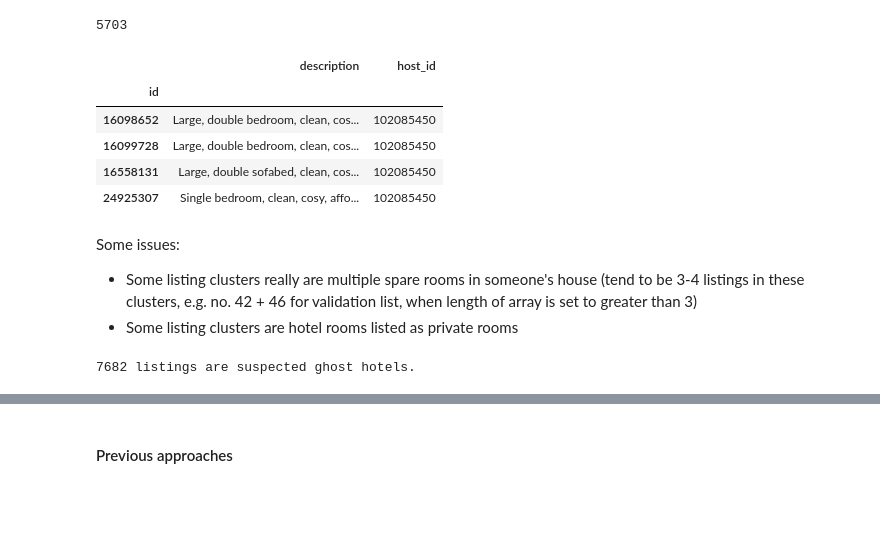
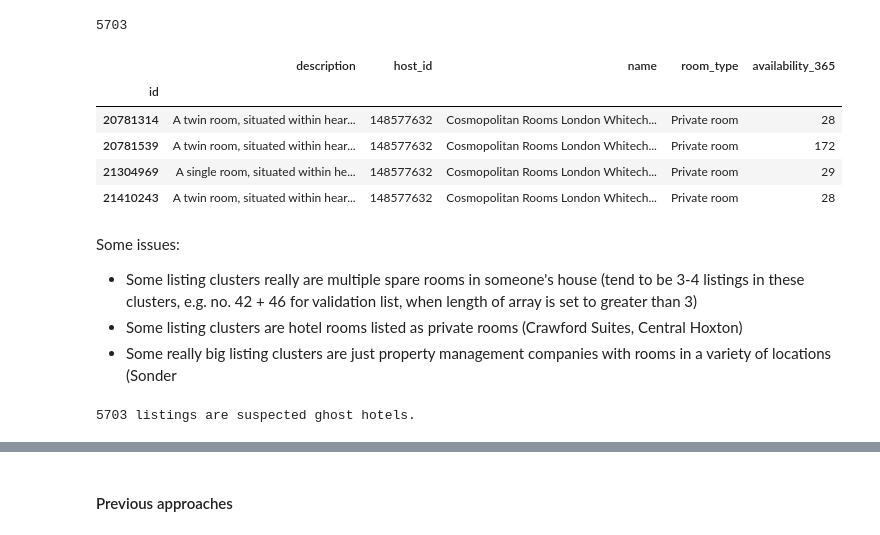
Before and after one commit to caranvr/i2p-assessment, a Jupyter notebook: identifying-ghost-hotels.ipynb, the cells around one changed output, grey strips where cells are left out. Cells and saved outputs as stored; diff of their text form; code cells hidden in the pictures; blank space fills up the shorter version.

```diff
--- a/identifying-ghost-hotels.ipynb
+++ b/identifying-ghost-hotels.ipynb
@@ -103,20 +103,21 @@ len(validation)
 5703
 # %%
 pd.set_option('display.max_colwidth', None)
-df.iloc[validation[578]][['description', 'host_id']]
+df.iloc[validation[938]][['description', 'host_id', 'name', 'room_type', 'availability_365']]
 # %% [output]
-|  | description | host_id |
-| id |  |  |
-| 16098652 | Large, double bedroom, clean, cos... | 102085450 |
-| 16099728 | Large, double bedroom, clean, cos... | 102085450 |
-| 16558131 | Large, double sofabed, clean, cos... | 102085450 |
-| 24925307 | Single bedroom, clean, cosy, affo... | 102085450 |
+|  | description | host_id | name | room_type | availability_365 |
+| id |  |  |  |  |  |
+| 20781314 | A twin room, situated within hear... | 148577632 | Cosmopolitan Rooms London Whitech... | Private room | 28 |
+| 20781539 | A twin room, situated within hear... | 148577632 | Cosmopolitan Rooms London Whitech... | Private room | 172 |
+| 21304969 | A single room, situated within he... | 148577632 | Cosmopolitan Rooms London Whitech... | Private room | 29 |
+| 21410243 | A twin room, situated within hear... | 148577632 | Cosmopolitan Rooms London Whitech... | Private room | 28 |
 # %% [markdown]
 Some issues:
 - Some listing clusters really are multiple spare rooms in someone's house (tend to be 3-4 listings in these clusters, e.g. no. 42 + 46 for validation list, when length of array is set to greater than 3)
-- Some listing clusters are hotel rooms listed as private rooms
+- Some listing clusters are hotel rooms listed as private rooms (Crawford Suites, Central Hoxton)
+- Some really big listing clusters are just property management companies with rooms in a variety of locations (Sonder
 # %%
-print(f'{len(ghost_idx_flat)} listings are suspected ghost hotels.')
+print(f'{len(ghost_idx)} listings are suspected ghost hotels.')
 # %% [output]
-7682 listings are suspected ghost hotels.
+5703 listings are suspected ghost hotels.
 # %%
```
Also changed, not shown: parts of 4 cells of this notebook, 1 other file.
